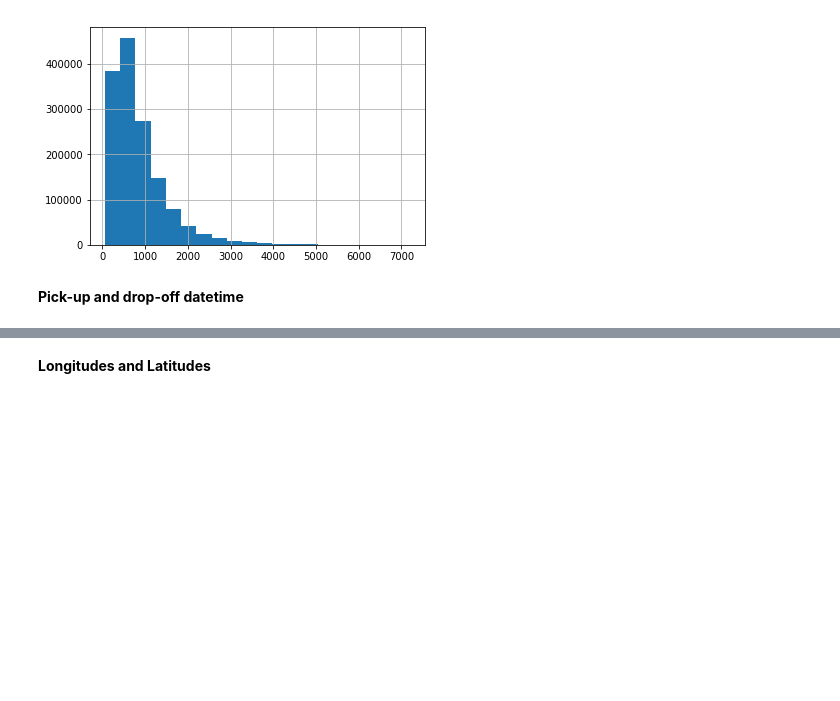
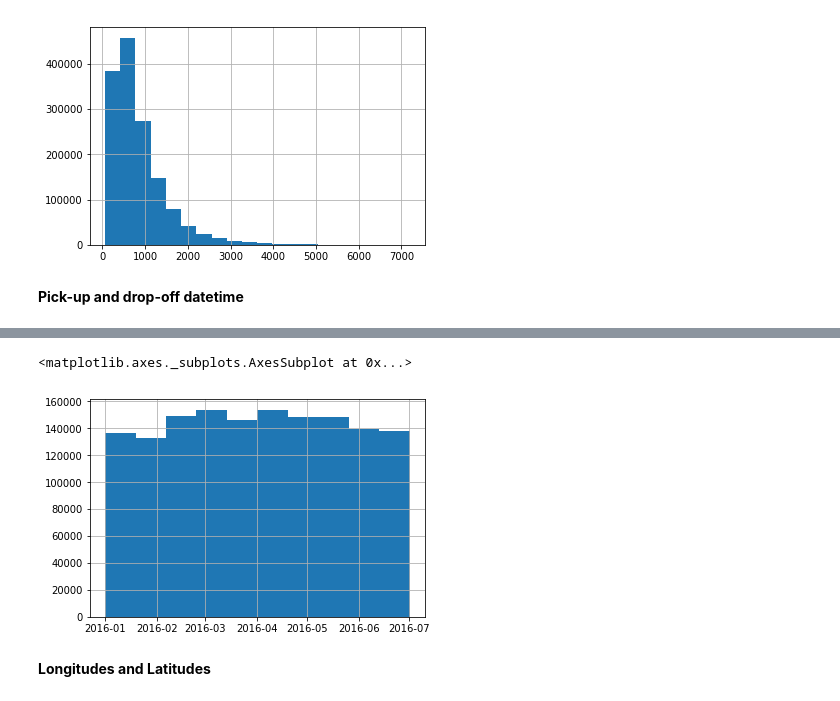
Before and after one commit to ch00226855/CMP464-Fall2019, a Jupyter notebook: Week7_Matplotlib_Part2.ipynb, the cells around one changed output, grey strips where cells are left out. Saved outputs shown, nothing was run; the diff lists cells and outputs as text; code cells hidden in the pictures; blank space fills up the shorter version.

```diff
--- a/Week7_Matplotlib_Part2.ipynb
+++ b/Week7_Matplotlib_Part2.ipynb
@@ -248,2 +253,7 @@ taxidata['trip_duration'].hist(bins=20)
+# %%
+taxidata['dropoff_datetime'].hist()
+# %% [output]
+<matplotlib.axes._subplots.AxesSubplot at 0x...>
+[figure, added]
 # %% [markdown]
 **Longitudes and Latitudes**
```
Also changed, not shown: parts of 25 cells of this notebook.
